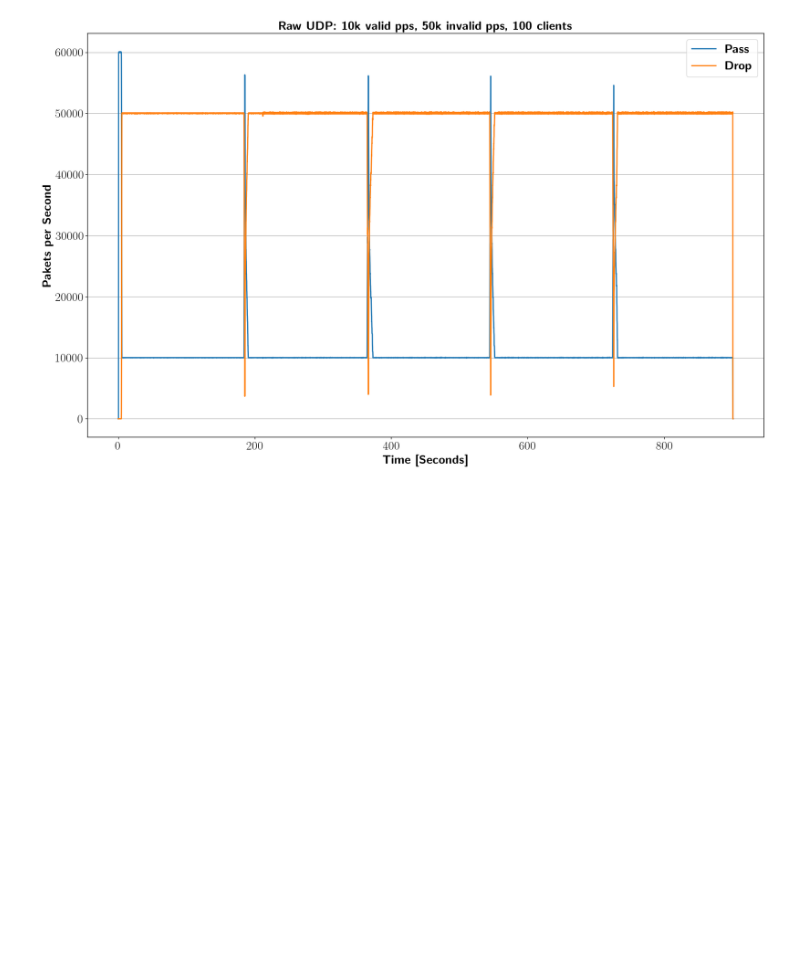
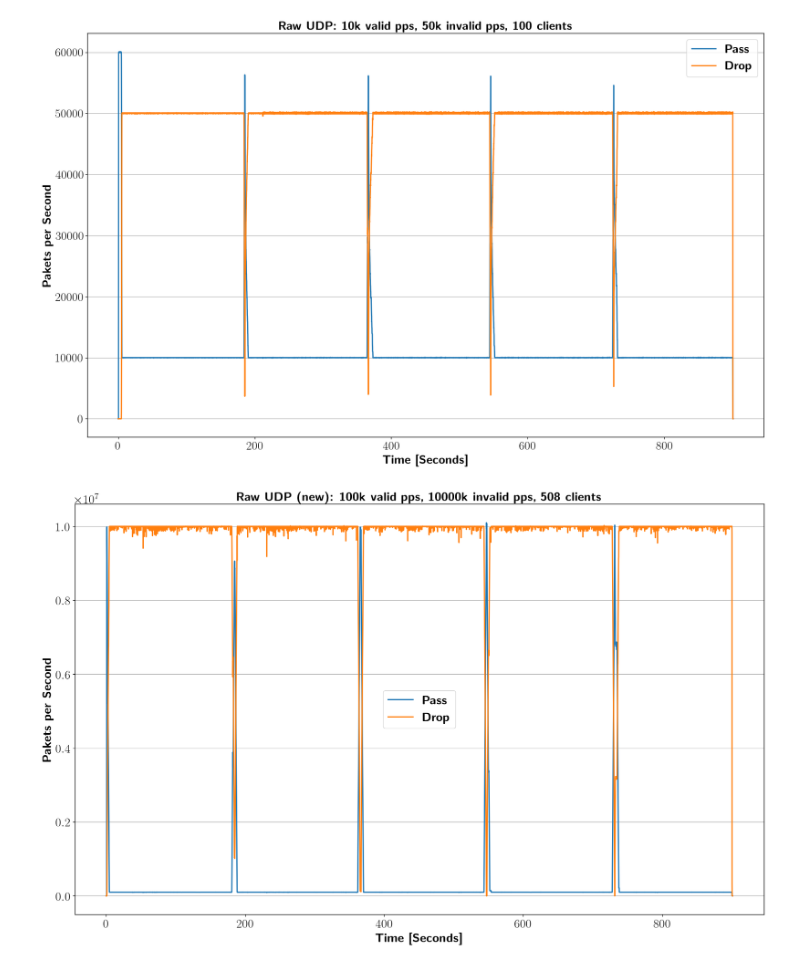
Before and after one commit to DanielVonRauchhaupt/socket_fips, a Jupyter notebook: experiments/Fail2ban_Baseline_Messung.ipynb, the cells around one changed output. Saved outputs shown, nothing was run; the diff lists cells and outputs as text; code cells hidden in the pictures; blank space fills up the shorter version.

```diff
--- a/experiments/Fail2ban_Baseline_Messung.ipynb
+++ b/experiments/Fail2ban_Baseline_Messung.ipynb
@@ -20,6 +20,8 @@ http_w1000k_nw1000k = pd.read_csv('tcp_w1000k_nw1000k.csv',sep=';')
 
 udp_w10k_nw50k_c254 = pd.read_csv('udp_w10k_nw50k_c254.csv',sep=';')
 udp_w10k_nw50k_c50 = pd.read_csv('udp_w10k_nw50k_c50.csv',sep=';')
+
+udp_new_w100k_nw10000k_c508 = pd.read_csv('udp_new_w100k_nw10000k_c254.csv',sep=';')
 
 dns_drop_w50k_nw1000k_c254 = dns_w50k_nw1000k_c254[dns_w50k_nw1000k_c254['XDP_action'] == 'XDP_DROP']
 dns_pass_w50k_nw1000k_c254 = dns_w50k_nw1000k_c254[dns_w50k_nw1000k_c254['XDP_action'] == 'XDP_PASS']
@@ -41,6 +43,9 @@ udp_drop_w10k_nw50k_c254 = udp_w10k_nw50k_c254[udp_w10k_nw50k_c254['XDP_action']
 udp_pass_w10k_nw50k_c254 = udp_w10k_nw50k_c254[udp_w10k_nw50k_c254['XDP_action'] == 'XDP_PASS']
 udp_drop_w10k_nw50k_c50 = udp_w10k_nw50k_c50[udp_w10k_nw50k_c50['XDP_action'] == 'XDP_DROP']
 udp_pass_w10k_nw50k_c50 = udp_w10k_nw50k_c50[udp_w10k_nw50k_c50['XDP_action'] == 'XDP_PASS']
+
+udp_new_drop_w100k_nw10000k_c508 = udp_new_w100k_nw10000k_c508[udp_new_w100k_nw10000k_c508['XDP_action'] == 'XDP_DROP']
+udp_new_pass_w100k_nw10000k_c508  = udp_new_w100k_nw10000k_c508[udp_new_w100k_nw10000k_c508['XDP_action'] == 'XDP_PASS']
 # %%
 fig = plt.figure()
 fig.set_figwidth(20)
@@ -249,2 +254,27 @@ plt.show()
 # %% [output]
 [figure]
+# %%
+fig = plt.figure()
+fig.set_figwidth(20)
+fig.set_figheight(12)
+f_size=20
+rc('text', usetex=True)
+rc('axes', linewidth=1)
+rc('font', weight='bold')
+rc('xtick', labelsize=f_size)
+rc('ytick', labelsize=f_size)
+
+udp_new_w100k_nw10000k_c508
+
+plt.plot(udp_new_pass_w100k_nw10000k_c508['time'],udp_new_pass_w100k_nw10000k_c508['packets/sec'],label=r'\textbf{Pass}',linewidth=2)
+plt.plot(udp_new_pass_w100k_nw10000k_c508['time'],udp_new_drop_w100k_nw10000k_c508['packets/sec'],label=r'\textbf{Drop}',linewidth=2)
+
+plt.legend(fontsize=f_size)
+plt.xlabel(r'\textbf{Time [Seconds]',fontsize=f_size)
+plt.ylabel(r'\textbf{Pakets per Second}',fontsize=f_size)
+plt.title(r'\textbf{Raw UDP (new): 100k valid pps, 10000k invalid pps, 508 clients}',fontsize=f_size)
+plt.grid(axis='y')
+plt.savefig('udp_w10k_nw50k_c50.png')
+plt.show()
+# %% [output]
+[figure, added]
```
Also changed, not shown: parts of 1 cell of this notebook, 10 other files.
